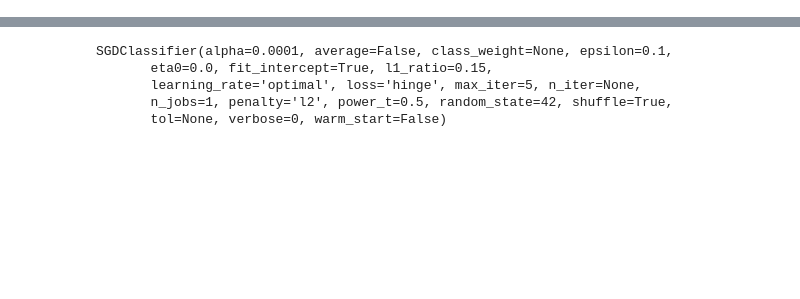
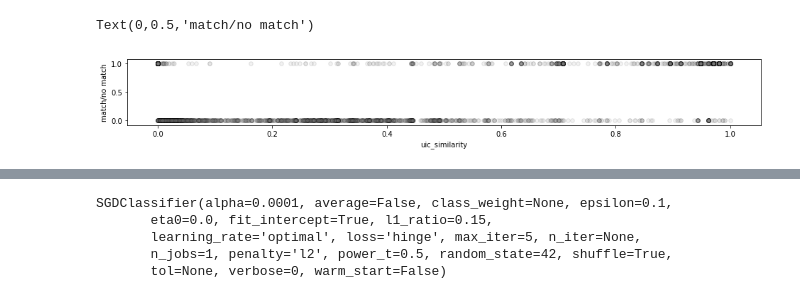
Before and after one commit to vaetern/match-sets, a Jupyter notebook: match.ipynb, the cells around one changed output, grey strips where cells are left out. Saved outputs shown, nothing was run; the diff lists cells and outputs as text; code cells hidden in the pictures; blank space fills up the shorter version.

```diff
--- a/match.ipynb
+++ b/match.ipynb
@@ -142,0 +238,18 @@ dataset_y.head()
+# %%
+from mpl_toolkits.mplot3d import Axes3D
+
+fig = plt.figure(figsize=(16, 12))
+ax = fig.add_subplot(611)
+
+xs_true, ys_true, = list(), list()
+for i,label in dataset_y.iterrows():
+    xs_true.append(dataset_x_raw[i][0])
+    ys_true.append(label['match'])
+
+ax.scatter(xs_true, ys_true, s=30, alpha=0.1, edgecolors='black', color="gray")
+
+ax.set_xlabel('uic_similarity')
+ax.set_ylabel('match/no match')
+# %% [output]
+Text(0,0.5,'match/no match')
+[figure, added]
```
Also changed, not shown: parts of 68 cells of this notebook, 1 other file.
